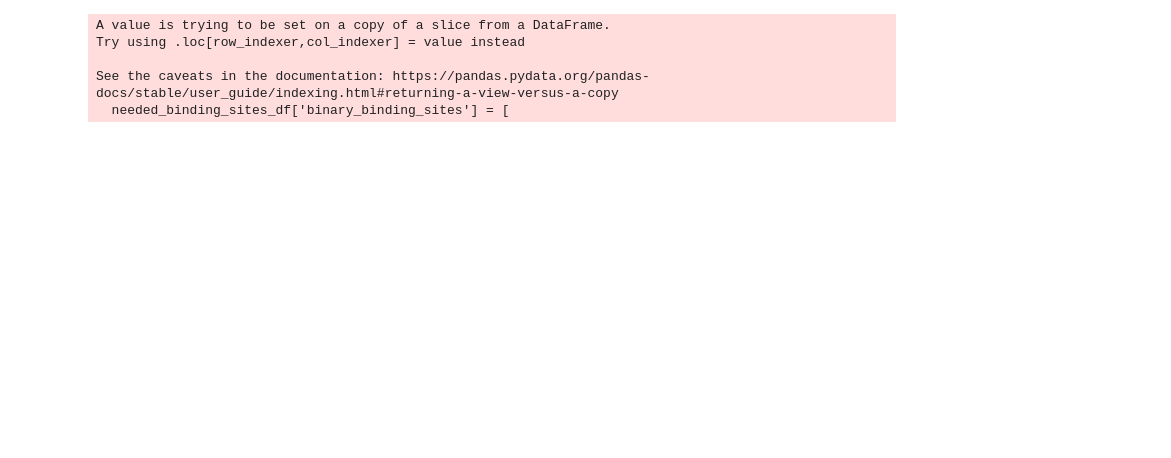
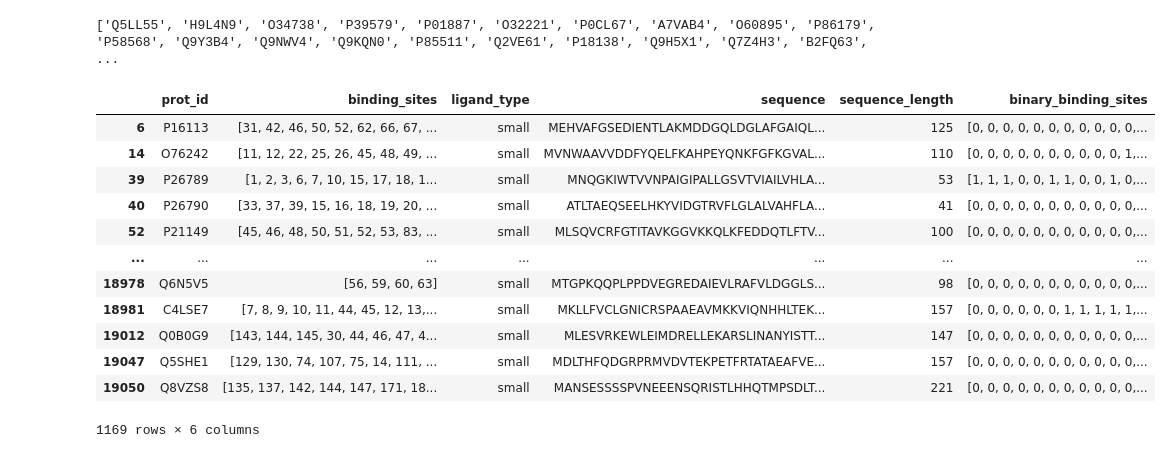
Before and after one commit to MarkusKhoa/protein-project, a Jupyter notebook: eda.ipynb, the cells around one changed output. Cells and saved outputs as stored; diff of their text form; code cells hidden in the pictures; blank space fills up the shorter version.

```diff
--- a/eda.ipynb
+++ b/eda.ipynb
@@ -100,19 +97,35 @@ def convert_to_binary_list(original_binding_sites_lst, sequence_len):
 test_file = open("data/development_set/uniprot_test.txt")
 test_ids = test_file.readlines()
 test_ids = [re.sub("\n", "", t) for t in test_ids]
+# %%
+training_ids = []
+for i in range(1, 6):
+    fold_file = open(f"data/development_set/ids_split{i}.txt")
+    fold_ids = fold_file.readlines()
+    fold_ids = [re.sub("\n", "", t) for t in fold_ids]
+    training_ids.extend(fold_ids)
+
+print(training_ids)
+# %% [output]
+['Q5LL55', 'H9L4N9', 'O34738', 'P39579', 'P01887', 'O32221', 'P0CL67', 'A7VAB4', 'O60895', 'P86179', 'P58568', 'Q9Y3B4', 'Q9NWV4', 'Q9KQN0', 'P85511', 'Q2VE61', 'P18138', 'Q9H5X1', 'Q7Z4H3', 'B2FQ63', ...
 # %%
 binding_sites_df = pd.read_csv("data/development_set/all_binding_sites_complete.csv")
 binding_sites_df['binding_sites'] = binding_sites_df['binding_sites'].apply(ast.literal_eval)
-# %%
-needed_binding_sites_df = binding_sites_df[binding_sites_df['sequence_length'] > 0]
-needed_binding_sites_df['binary_binding_sites'] = [
-            convert_to_binary_list(row['binding_sites'], row['sequence_length'])
-            for _, row in needed_binding_sites_df.iterrows()
-        ]
-# %% [output]
-A value is trying to be set on a copy of a slice from a DataFrame.
-Try using .loc[row_indexer,col_indexer] = value instead
-
-See the caveats in the documentation: https://pandas.pydata.org/pandas-docs/stable/user_guide/indexing.html#returning-a-view-versus-a-copy
-  needed_binding_sites_df['binary_binding_sites'] = [
+# %%
+training_binding_sites_df = binding_sites_df.loc[(binding_sites_df['prot_id'].isin(training_ids))]
+display(training_binding_sites_df)
+# %% [output]
+|  | prot_id | binding_sites | ligand_type | sequence | sequence_length | binary_binding_sites |
+| 6 | P16113 | [31, 42, 46, 50, 52, 62, 66, 67, ... | small | MEHVAFGSEDIENTLAKMDDGQLDGLAFGAIQL... | 125 | [0, 0, 0, 0, 0, 0, 0, 0, 0, 0, 0,... |
+| 14 | O76242 | [11, 12, 22, 25, 26, 45, 48, 49, ... | small | MVNWAAVVDDFYQELFKAHPEYQNKFGFKGVAL... | 110 | [0, 0, 0, 0, 0, 0, 0, 0, 0, 0, 1,... |
+| 39 | P26789 | [1, 2, 3, 6, 7, 10, 15, 17, 18, 1... | small | MNQGKIWTVVNPAIGIPALLGSVTVIAILVHLA... | 53 | [1, 1, 1, 0, 0, 1, 1, 0, 0, 1, 0,... |
+| 40 | P26790 | [33, 37, 39, 15, 16, 18, 19, 20, ... | small | ATLTAEQSEELHKYVIDGTRVFLGLALVAHFLA... | 41 | [0, 0, 0, 0, 0, 0, 0, 0, 0, 0, 0,... |
+| 52 | P21149 | [45, 46, 48, 50, 51, 52, 53, 83, ... | small | MLSQVCRFGTITAVKGGVKKQLKFEDDQTLFTV... | 100 | [0, 0, 0, 0, 0, 0, 0, 0, 0, 0, 0,... |
+| ... | ... | ... | ... | ... | ... | ... |
+| 18978 | Q6N5V5 | [56, 59, 60, 63] | small | MTGPKQQPLPPDVEGREDAIEVLRAFVLDGGLS... | 98 | [0, 0, 0, 0, 0, 0, 0, 0, 0, 0, 0,... |
+| 18981 | C4LSE7 | [7, 8, 9, 10, 11, 44, 45, 12, 13,... | small | MKLLFVCLGNICRSPAAEAVMKKVIQNHHLTEK... | 157 | [0, 0, 0, 0, 0, 0, 1, 1, 1, 1, 1,... |
+| 19012 | Q0B0G9 | [143, 144, 145, 30, 44, 46, 47, 4... | small | MLESVRKEWLEIMDRELLEKARSLINANYISTT... | 147 | [0, 0, 0, 0, 0, 0, 0, 0, 0, 0, 0,... |
+| 19047 | Q5SHE1 | [129, 130, 74, 107, 75, 14, 111, ... | small | MDLTHFQDGRPRMVDVTEKPETFRTATAEAFVE... | 157 | [0, 0, 0, 0, 0, 0, 0, 0, 0, 0, 0,... |
+| 19050 | Q8VZS8 | [135, 137, 142, 144, 147, 171, 18... | small | MANSESSSSPVNEEENSQRISTLHHQTMPSDLT... | 221 | [0, 0, 0, 0, 0, 0, 0, 0, 0, 0, 0,... |
+1169 rows × 6 columns
 # %%
```
Also changed, not shown: parts of 18 cells of this notebook, 7 other files.
